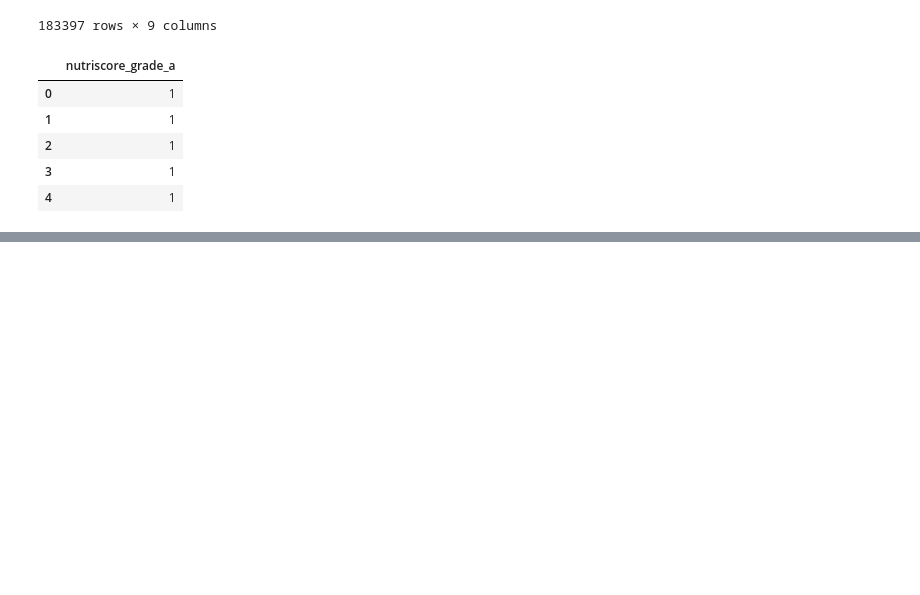
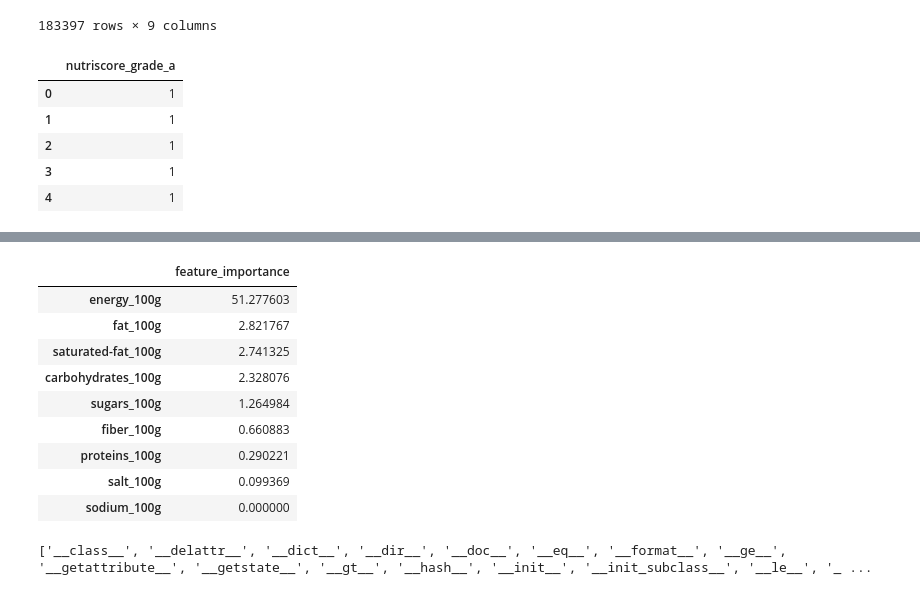
Before and after one commit to baslia/nutri_score, a Jupyter notebook: notebooks/Random_cut_forest.ipynb, the cells around one changed output, grey strips where cells are left out. Drawn from its saved outputs; the diff is of its cells as text; code cells hidden in the pictures; blank space fills up the shorter version.

```diff
--- a/notebooks/Random_cut_forest.ipynb
+++ b/notebooks/Random_cut_forest.ipynb
@@ -158,2 +250,22 @@ outliers
 # %%
-# opf_data_all
+# Map the feature importance to the important_nutrients
+df_feature_importance.index = important_nutrients
+df_feature_importance.sort_values('feature_importance', ascending=False, inplace=True)
+df_feature_importance
+# %% [output]
+|  | feature_importance |
+| energy_100g | 51.277603 |
+| fat_100g | 2.821767 |
+| saturated-fat_100g | 2.741325 |
+| carbohydrates_100g | 2.328076 |
+| sugars_100g | 1.264984 |
+| fiber_100g | 0.660883 |
+| proteins_100g | 0.290221 |
+| salt_100g | 0.099369 |
+| sodium_100g | 0.000000 |
+# %%
+import rrcf
+tree = rrcf.RCTree()
+print(dir(tree))
+# %% [output]
+['__class__', '__delattr__', '__dict__', '__dir__', '__doc__', '__eq__', '__format__', '__ge__', '__getattribute__', '__getstate__', '__gt__', '__hash__', '__init__', '__init_subclass__', '__le__', '_ ...
```
Also changed, not shown: parts of 6 cells of this notebook.
